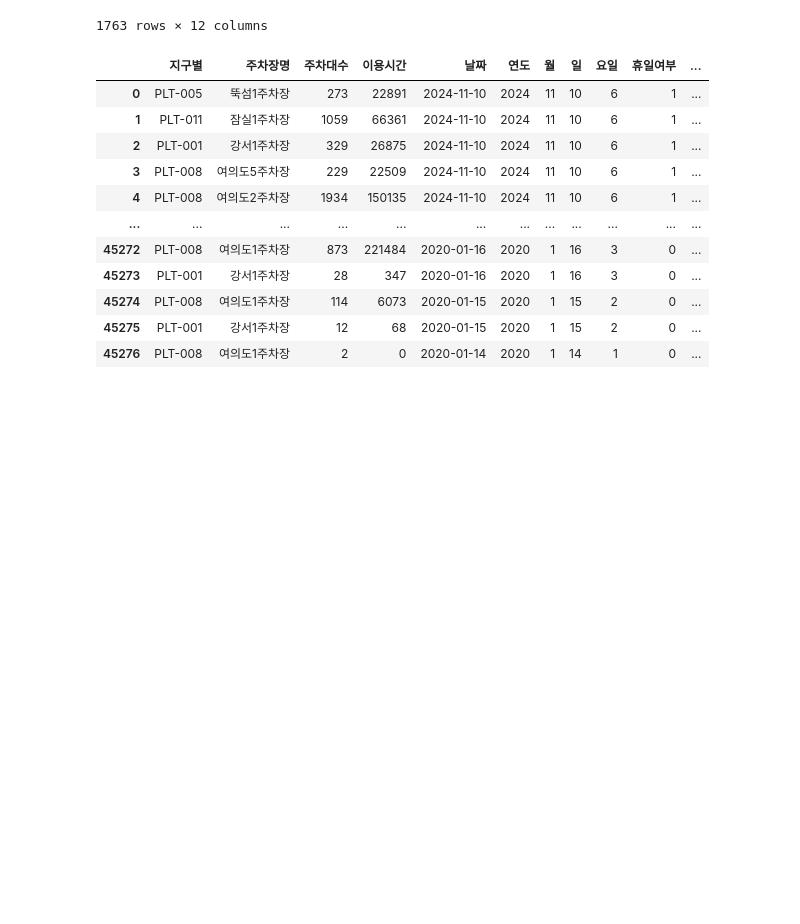
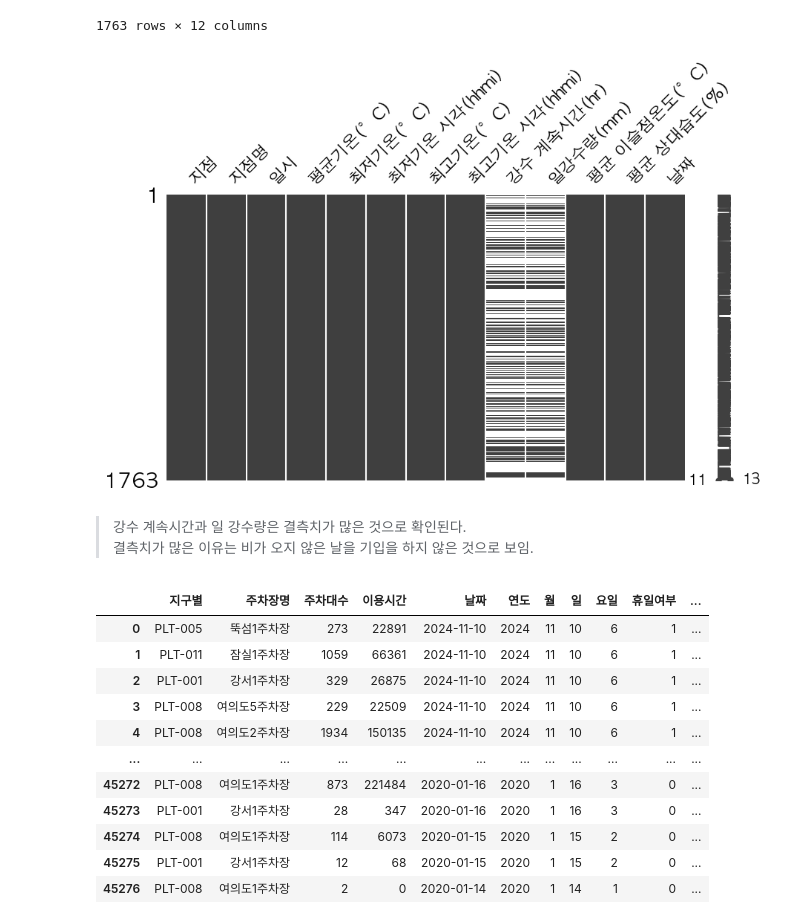
Before and after one commit to terryhyuk/HanGang_Mate, a Jupyter notebook: Python/DataAnalysis/MachineLearning.ipynb, the cells around one changed output. Saved outputs shown, nothing was run; the diff lists cells and outputs as text; code cells hidden in the pictures; blank space fills up the shorter version.

```diff
--- a/Python/DataAnalysis/MachineLearning.ipynb
+++ b/Python/DataAnalysis/MachineLearning.ipynb
@@ -315,6 +340,16 @@ weather_seoul
 | 1 | 108 | 서울 | 2020-01-15 | -2.7 | -6.4 | 722.0 | 2.2 | 1510 | NaN | ... |
 | 0 | 108 | 서울 | 2020-01-14 | -2.3 | -5.7 | 637.0 | 2.6 | 1413 | NaN | ... |
 1763 rows × 12 columns
+# %%
+# 결측치 확인하기
+
+msno.matrix(weather_seoul, figsize=(10,5))
+plt.show()
+# %% [output]
+[figure, added]
+# %% [markdown]
+> 강수 계속시간과 일 강수량은 결측치가 많은 것으로 확인된다.
+결측치가 많은 이유는 비가 오지 않은 날을 기입을 하지 않은 것으로 보임.
 # %%
 # 일시 컬럼 날짜 컬럼명 KEY 값 연동
 weather_seoul['날짜'] = weather_seoul['일시']
```
Also changed, not shown: parts of 32 cells of this notebook, 6 other files.
